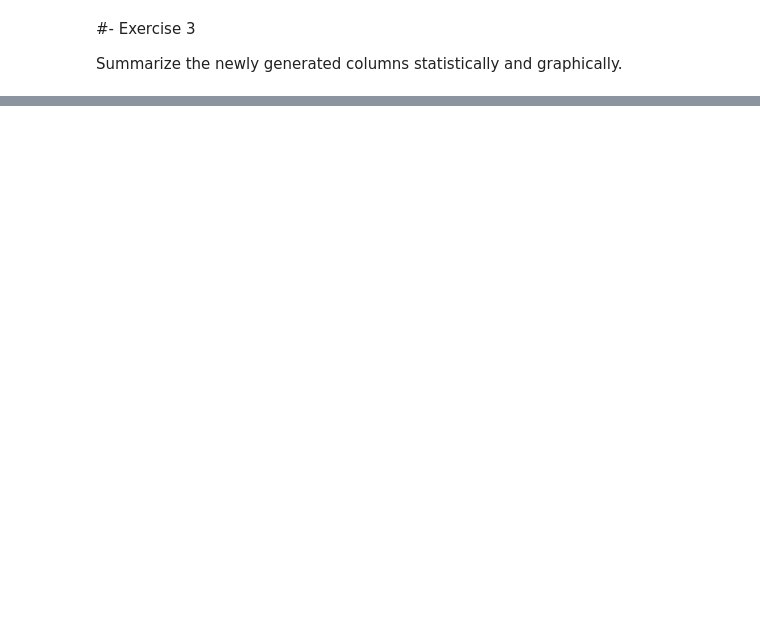
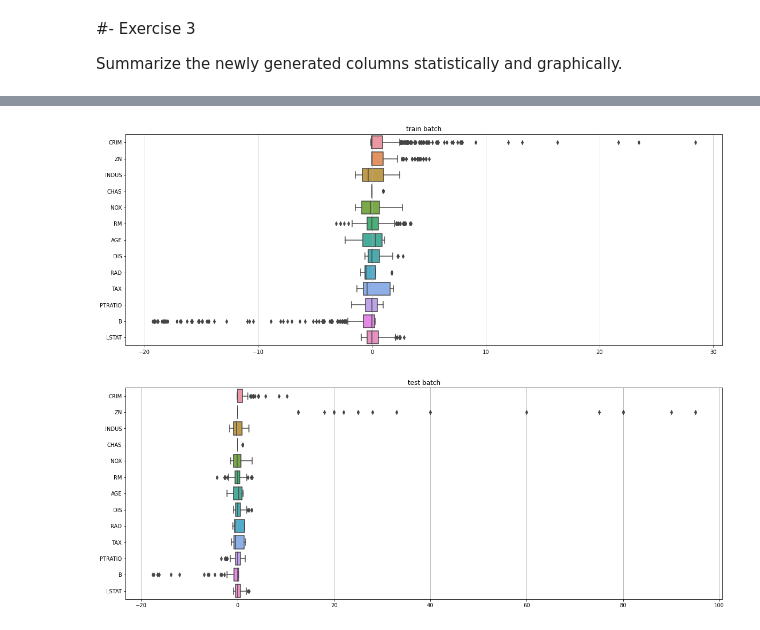
Before and after one commit to ddenebb/hipotesis_testing, a Jupyter notebook: Tasca_M5_T02.ipynb, the cells around one changed output, grey strips where cells are left out. Drawn from its saved outputs; the diff is of its cells as text; code cells hidden in the pictures; blank space fills up the shorter version.

```diff
--- a/Tasca_M5_T02.ipynb
+++ b/Tasca_M5_T02.ipynb
@@ -251,0 +345,3 @@ plt.show()
+# %%
+X_train_processed_df = pd.DataFrame(X_train_robust, columns=X_list)
+X_train_processed_df
@@ -251,0 +364,22 @@ plt.show()
+# %%
+from sklearn.preprocessing import StandardScaler, RobustScaler
+import numpy as np
+
+# normalize columns 'INDUS', 'NOX', 'AGE', 'RAD', 'TAX'
+X_test_norm = X_test.copy()
+cols_to_norm = ['INDUS', 'NOX', 'AGE', 'RAD', 'TAX']
+index_cols_to_norm = [X_list.index(col) for col in cols_to_norm]
+
+scaler = StandardScaler()
+X_test_norm[:, index_cols_to_norm] = scaler.fit_transform(X_test_norm[:, index_cols_to_norm])
+
+# robust scale columns 'CRIM', 'ZN', 'RM', 'DIS', 'PTRATIO', 'B', 'LSTAT'
+X_test_robust = X_test_norm.copy()
+cols_to_robust = ['CRIM', 'ZN', 'RM', 'DIS', 'PTRATIO', 'B', 'LSTAT']
+index_cols_to_robust = [X_list.index(col) for col in cols_to_robust]
+
+scaler = RobustScaler()
+X_test_robust[:, index_cols_to_robust] = scaler.fit_transform(X_test_robust[:, index_cols_to_robust])
+# %%
+X_test_processed_df = pd.DataFrame(X_test_robust, columns=X_list)
+X_test_processed_df
@@ -341,0 +430,15 @@ plt.show()
+# %%
+plt.figure(figsize=(20,16))
+
+plt.subplot(2,1,1)
+sns.boxplot(data=X_train_processed_df, orient='h');
+plt.title('train batch')
+plt.grid(axis='x')
+
+plt.subplot(2,1,2)
+sns.boxplot(data=X_test_processed_df, orient='h');
+
+plt.title('test batch')
+plt.grid(axis='x');
+# %% [output]
+[figure, added]
```
Also changed, not shown: parts of 53 cells of this notebook.
